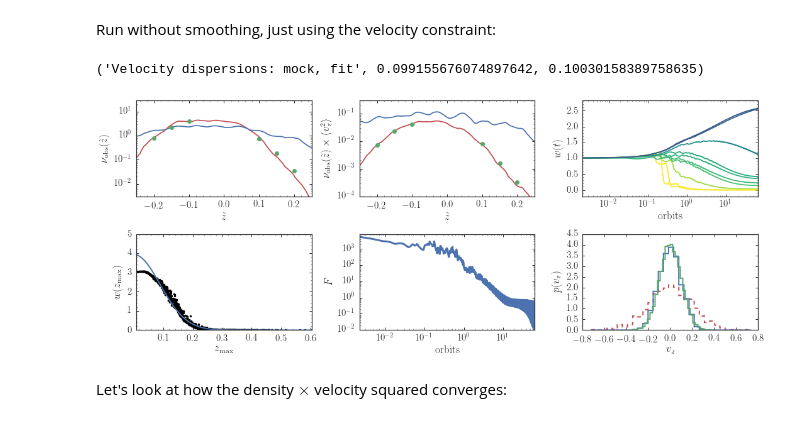
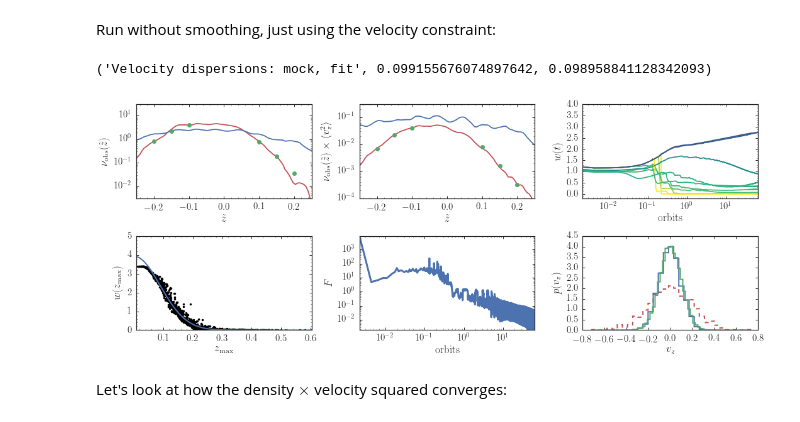
Before and after one commit to jobovy/simple-m2m, a Jupyter notebook: py/HOM2M.ipynb, the cells around one changed output. Saved outputs shown, nothing was run; the diff lists cells and outputs as text; code cells hidden in the pictures.

Commit message:
Switch to new objective function and fiddle with all parameters to make it work again

```diff
--- a/py/HOM2M.ipynb
+++ b/py/HOM2M.ipynb
@@ -447,9 +451,9 @@ def run_m2m_weights_zsun(w_init,A_init,phi_init,
     return out
 # %%
 step= numpy.pi/3.*10.**-2.
-nstep= 30000
-eps= 10.**-1.
-eps_zo= eps/100.
+nstep= 100000
+eps= 10.**-1.5
+eps_zo= eps/500.
 mu= 0.
 h_m2m= 0.025
 omega_m2m= omega_true
@@ -513,10 +517,13 @@ To prepare for trying to recover the gravitational potential at the same time as
 def compute_densv2(z,vz,zsun,z_obs,w=None):
     if w is None: w= numpy.ones_like(z)
     densv2= numpy.zeros_like(z_obs)
-    for ii,zo in enumerate(z_obs):
-        densv2[ii]= numpy.sum(w*kernel(numpy.fabs(zo-z+zsun),h_obs)*vz**2.)/len(z)
+    for jj,zo in enumerate(z_obs):
+        densv2[jj]= numpy.sum(w*kernel(numpy.fabs(zo-z+zsun),h_obs)*vz**2.)/len(z)
     return densv2
 densv2_obs= compute_densv2(z_mock,vz_mock,zsun_true,z_obs)
+z_m2m= A_m2m*numpy.cos(phi_m2m)
+vz_m2m= -omega_true*A_m2m*numpy.sin(phi_m2m)
+densv2_init= compute_densv2(z_m2m,vz_m2m,zsun_true,z_out,w_init)
 # %% [markdown]
 The observables are now:
 # %%
@@ -544,16 +551,17 @@ def force_of_change_weights_v2(w_m2m,zsun_m2m,z_m2m,vz_m2m,
     """Computes the force of change for all of the weights due to the velocity constraint"""
     deltav2_m2m_new= numpy.zeros_like(z_obs)
     Wij= numpy.zeros((len(z_obs),len(z_m2m)))
-    for ii,zo in enumerate(z_obs):
-        Wij[ii]= kernel(numpy.fabs(zo-z_m2m+zsun_m2m),h_m2m)
-        deltav2_m2m_new[ii]= (numpy.sum(w_m2m*Wij[ii]*vz_m2m**2.)/len(z_m2m)-densv2_obs[ii])/densv2_obs[ii]
+    for jj,zo in enumerate(z_obs):
+        Wij[jj]= kernel(numpy.fabs(zo-z_m2m+zsun_m2m),h_m2m)
+        deltav2_m2m_new[jj]= (numpy.sum(w_m2m*Wij[jj]*vz_m2m**2.)/len(z_m2m)-densv2_obs[jj])/densv2_obs[jj]
     if deltav2_m2m is None: deltav2_m2m= deltav2_m2m_new
-    return (-eps*w_m2m*numpy.sum(numpy.tile(deltav2_m2m,(len(z_m2m),1)).T*Wij,axis=0)*vz_m2m**2.,deltav2_m2m_new)
+    return (-eps*w_m2m*numpy.sum(numpy.tile(deltav2_m2m/densv2_obs,(len(z_m2m),1)).T*Wij,axis=0)*vz_m2m**2.,
+            deltav2_m2m_new)
 def run_m2m_weights_wv2(w_init,A_init,phi_init,
                         omega_m2m,zsun_m2m,
-                        z_obs,dens_obs,
+                        z_obs,dens_obs,densv2_obs,
                         step=0.001,nstep=1000,
-                        eps=0.1,mu=1.,
+                        eps=0.1,eps_vel=0.1,mu=1.,
                         h_m2m=0.02,
                         smooth=None,nodens=False,
                         output_wevolution=False):
@@ -569,9 +577,13 @@ def run_m2m_weights_wv2(w_init,A_init,phi_init,
        phi_init - initial angle (rad) [N]
        omega_m2m - potential parameter omega
        zsun_m2m - Sun's height above the plane [N]
+       z_obs - heights at which the density observations are made
+       dens_obs - observed densities
+       densv2_obs - observed density x velocity-squareds
        step= stepsize of orbit integration
        nstep= number of steps to integrate the orbits for
        eps= M2M epsilon parameter
+       eps_vel= M2M epsilon parameter for the velocity change
        mu= M2M entropy parameter mu
        h_m2m= kernel size parameter for computing the observables
        smooth= smoothing parameter alpha (None for no smoothing)
@@ -613,7 +625,7 @@ def run_m2m_weights_wv2(w_init,A_init,phi_init,
                                                     delta_m2m=delta_m2m)
         fcwv2, deltav2_m2m_new= force_of_change_weights_v2(w_out,zsun_m2m,
                                                            z_m2m,vz_m2m,
-                                                           eps,mu,w_init,
+                                                           eps_vel,mu,w_init,
                                                            z_obs,densv2_obs,h_m2m=h_m2m,
                                                            deltav2_m2m=deltav2_m2m)
         w_out+= step*fcw*(1.-nodens)+step*fcwv2
@@ -639,16 +651,17 @@ Run without smoothing, just using the velocity constraint:
 step= numpy.pi/3.*10.**-2.
 nstep= 30000
 eps= 10.**-1.
+eps_vel= eps/10.
 mu= 0.
 h_m2m= 0.025
 nodens= True
 omega_m2m= omega_true
 zsun_m2m= zsun_true
 z_out= numpy.linspace(-0.3,0.3,101)
-densv2_init= compute_densv2(z_m2m,vz_m2m,zsun_true,z_out,w_init)
 w_out,Q,wevol,windx= run_m2m_weights_wv2(w_init,A_m2m,phi_m2m,omega_m2m,zsun_m2m,
-                                         z_obs,dens_obs,nstep=nstep,step=step,mu=mu,eps=eps,h_m2m=h_m2m,nodens=nodens,
-                                         output_wevolution=10)
+                                         z_obs,dens_obs,densv2_obs,
+                                         nstep=nstep,step=step,mu=mu,eps=eps,h_m2m=h_m2m,nodens=nodens,
+                                         output_wevolution=10,eps_vel=eps_vel)
 # %%
 z_m2m= A_m2m*numpy.cos(phi_m2m+nstep*step*omega_m2m)
 vz_m2m= -A_m2m*omega_m2m*numpy.sin(phi_m2m+nstep*step*omega_m2m)
@@ -667,36 +680,36 @@ densv2_final= compute_densv2(z_m2m,vz_m2m,zsun_true,z_out,w_out)
 bovy_plot.bovy_plot(z_out,densv2_init,'-',semilogy=True,
                    xlabel=r'$\tilde{z}$',ylabel=r'$\nu_{\mathrm{obs}}(\tilde{z})\times\langle v_z^2\rangle$',
                    xrange=[-.25,0.25],yrange=[0.0001,.3],gcf=True)
 bovy_plot.bovy_plot(z_obs,densv2_obs,'o',semilogy=True,overplot=True)
 bovy_plot.bovy_plot(z_out,densv2_final,'-',semilogy=True,overplot=True,zorder=0)
 subplot(2,3,3)
 for ii in range(len(wevol)):
     bovy_plot.bovy_plot(numpy.linspace(0.,1.,nstep)*nstep*step*omega_true/2./numpy.pi,wevol[ii],'-',
                         color=cm.viridis(A_m2m[windx][ii]/0.3),
-                        yrange=[-0.2,numpy.amax(wevol)*1.1],
+                        yrange=[-0.2,numpy.amin([4.,numpy.amax(wevol)*1.1])],
                         semilogx=True,xlabel=r'$\mathrm{orbits}$',ylabel=r'$w(t)$',gcf=True,overplot=ii>0)
 subplot(2,3,4)
 bovy_plot.bovy_plot(A_m2m,w_out,'k.',xlabel=r'$z_{\mathrm{max}}$',ylabel=r'$w(z_{\mathrm{max}})$',
                    yrange=[0.,5.],gcf=True)
 sindx= numpy.argsort(A_m2m)
 w_expect= numpy.exp((A_m2m[sindx]*omega_m2m)**2./2.*(1./sigma_init**2.-1./sigma_true**2.))
 w_expect/= numpy.sum(w_expect)/len(w_expect)
 plot(A_m2m[sindx],w_expect,lw=2.)
 subplot(2,3,5)
 bovy_plot.bovy_plot(numpy.linspace(0.,1.,nstep)*nstep*step*omega_m2m/2./numpy.pi,numpy.sum(Q,axis=1),lw=3.,
                    loglog=True,xlabel=r'$\mathrm{orbits}$',ylabel=r'$F$',gcf=True)
 subplot(2,3,6)
 _= hist(vz_m2m,weights=w_out,histtype='step',lw=2.,normed=True,bins=31,zorder=1)
 _= hist(vz_mock,histtype='step',lw=2.,normed=True,bins=31,zorder=2)
 _= hist(vz_m2m,histtype='step',lw=2.,normed=True,bins=31,ls='--',zorder=0)
 xlabel(r'$v_z$')
 ylabel(r'$p(v_z)$')
 print("Velocity dispersions: mock, fit",numpy.std(vz_mock),\
       numpy.sqrt(numpy.sum(w_out*(vz_m2m-numpy.sum(w_out*vz_m2m)/numpy.sum(w_out))**2.)/numpy.sum(w_out)))
 tight_layout()
 # %% [output]
-('Velocity dispersions: mock, fit', 0.099155676074897642, 0.10030158389758635)
+('Velocity dispersions: mock, fit', 0.099155676074897642, 0.098958841128342093)
-[figure, old version]
+[figure, new version]
 # %% [markdown]
 Let's look at how the density $\times$ velocity squared converges:
 # %%
```
Also changed, not shown: parts of 16 cells of this notebook.
